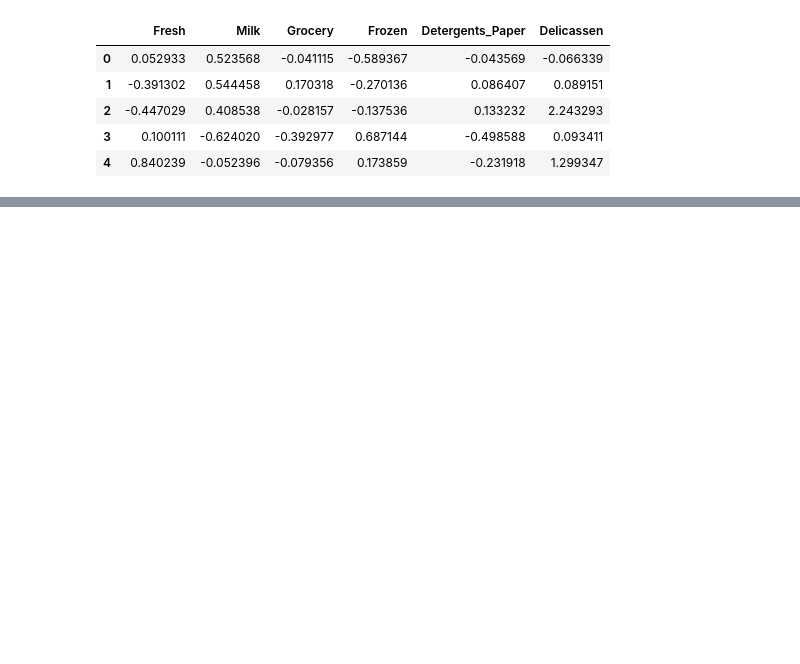
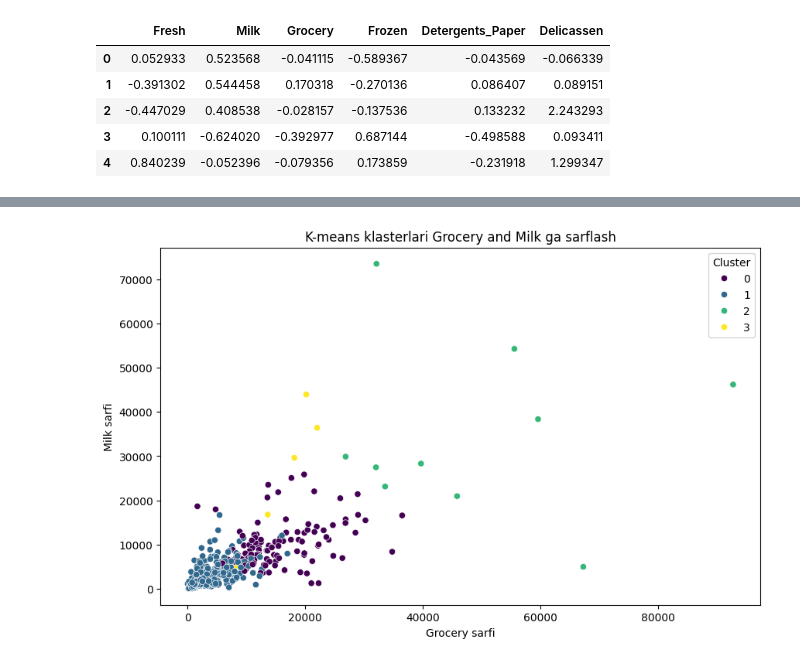
Before and after one commit to Nur9702/15-dars, a Jupyter notebook: 19_UNSUPERVISED_LEARNING_CLUSTERING_19_8_YAKUNIY_AMALIY_VAZIFA.ipynb, the cells around one changed output, grey strips where cells are left out. Saved outputs shown, nothing was run; the diff lists cells and outputs as text; code cells hidden in the pictures; blank space fills up the shorter version.

```diff
--- a/19_UNSUPERVISED_LEARNING_CLUSTERING_19_8_YAKUNIY_AMALIY_VAZIFA.ipynb
+++ b/19_UNSUPERVISED_LEARNING_CLUSTERING_19_8_YAKUNIY_AMALIY_VAZIFA.ipynb
@@ -114,0 +201,13 @@ plt.show()
+# %%
+import matplotlib.pyplot as plt
+import seaborn as sns
+
+# Rangli tarzda visualizatsiya qilish
+plt.figure(figsize=(10, 6))
+sns.scatterplot(x='Grocery', y='Milk', hue='Cluster', data=df, palette='viridis')
+plt.title('K-means klasterlari Grocery and Milk ga sarflash')
+plt.xlabel('Grocery sarfi')
+plt.ylabel('Milk sarfi')
+plt.show()
+# %% [output]
+[figure, added]
```
Also changed, not shown: parts of 10 cells of this notebook.
